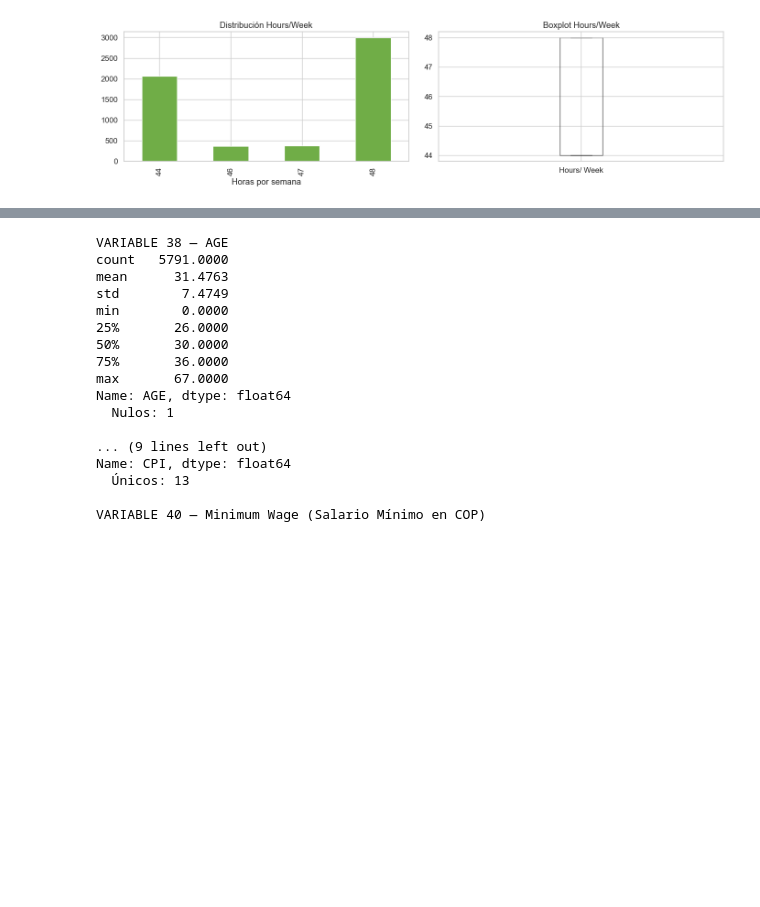
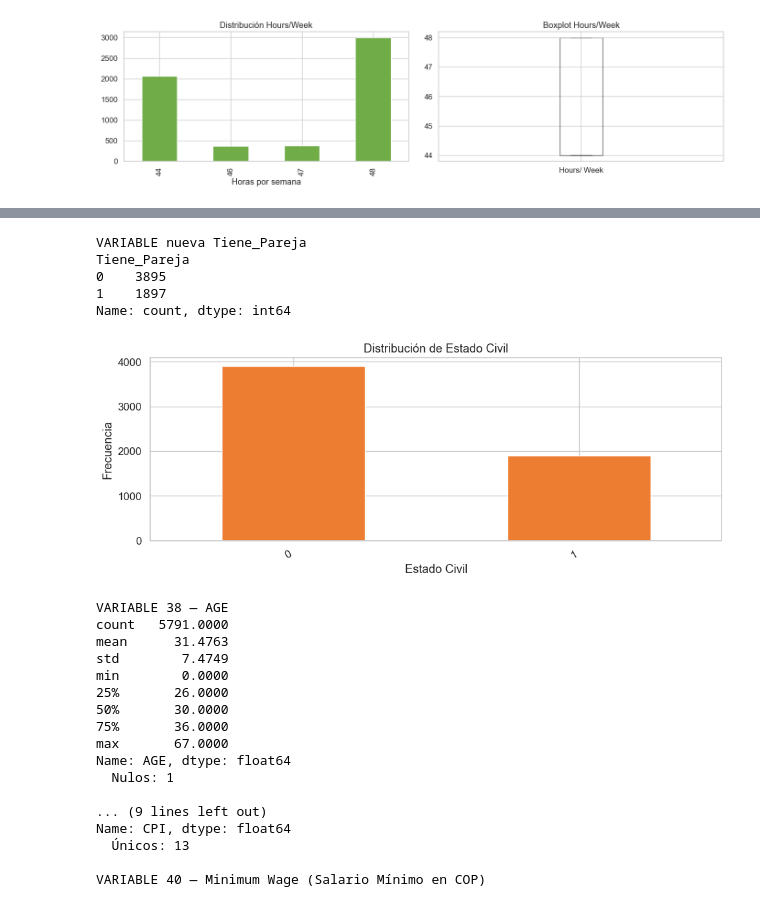
Before and after one commit to karenduque0411/tesis_maestria, a Jupyter notebook: notebooks/00-eda.ipynb, the cells around one changed output, grey strips where cells are left out. Drawn from its saved outputs; the diff is of its cells as text; code cells hidden in the pictures; blank space fills up the shorter version.

Commit message:
Nueva variable binaria de Tiene_Pareja, se recomienda para modelo de rotación

```diff
--- a/notebooks/00-eda.ipynb
+++ b/notebooks/00-eda.ipynb
@@ -953,3 +961,27 @@ Hours/ Week
+# %%
+df['Tiene_Pareja'] = df['Marital Status'].isin(['Married', 'Free Union']).astype(int)
+# %%
+# ── Variable 14: Marital Status ───────────────────────────────────────────
+print('VARIABLE nueva Tiene_Pareja')
+print(df['Tiene_Pareja'].value_counts(dropna=False))
+
+fig, ax = plt.subplots(figsize=(10, 4))
+df['Tiene_Pareja'].value_counts().plot(kind='bar', ax=ax, color='#ed7d31')
+ax.set_title('Distribución de Estado Civil')
+ax.set_xlabel('Estado Civil')
+ax.set_ylabel('Frecuencia')
+plt.xticks(rotation=30, ha='right')
+plt.tight_layout()
+plt.show()
+
+print()
+# %% [output]
+VARIABLE nueva Tiene_Pareja
+Tiene_Pareja
+0    3895
+1    1897
+Name: count, dtype: int64
+[figure, added]
 # %%
 # ── Variables 38-40: AGE, CPI y Minimum Wage ──────────────────────────────
 print('VARIABLE 38 — AGE')
```
Also changed, not shown: parts of 1 cell of this notebook.
